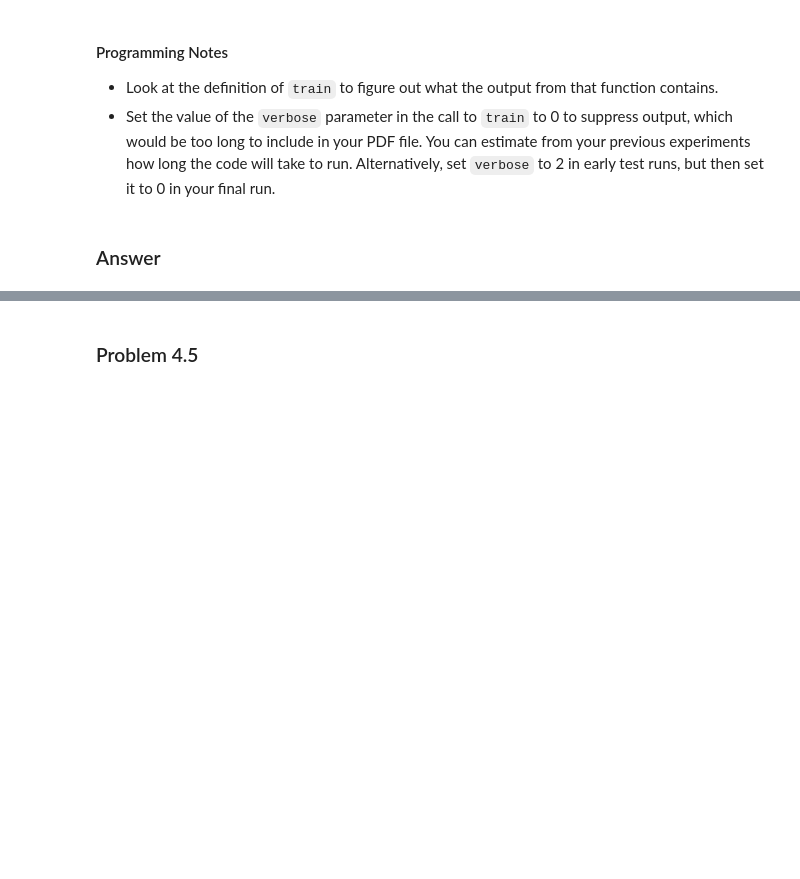
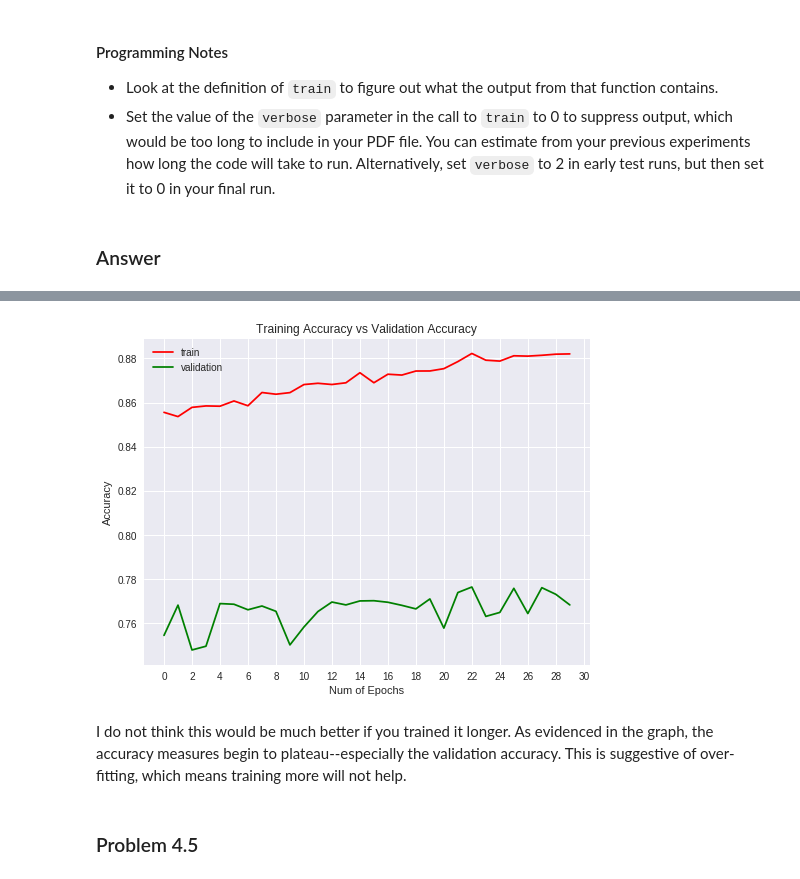
Before and after one commit to polortiz4/ComputerVision, a Jupyter notebook: hw5/homework05.ipynb, the cells around one changed output, grey strips where cells are left out. Saved outputs shown, nothing was run; the diff lists cells and outputs as text; code cells hidden in the pictures; blank space fills up the shorter version.

```diff
--- a/hw5/homework05.ipynb
+++ b/hw5/homework05.ipynb
@@ -364,3 +542,23 @@ Do you think that the classifier would perform much better if you were to train
+# %%
+# Plots for training and testing process: loss and accuracy
+from matplotlib import pyplot as plt
+import numpy as np
+plt.figure(0)
+plt.plot(acc,'r')
+plt.plot(val_acc,'g')
+plt.xticks(np.arange(0, 31, 2.0))
+plt.rcParams['figure.figsize'] = (8, 6)
+plt.xlabel("Num of Epochs")
+plt.ylabel("Accuracy")
+plt.title("Training Accuracy vs Validation Accuracy")
+plt.legend(['train','validation'])
+
+
+plt.show()
+# %% [output]
+[figure, added]
+# %% [markdown]
+I do not think this would be much better if you trained it longer. As evidenced in the graph, the accuracy measures begin to plateau--especially the validation accuracy. This is suggestive of over-fitting, which means training more will not help.
 # %% [markdown]
 ### Problem 4.5
 # %% [markdown]
```
Also changed, not shown: parts of 20 cells of this notebook.
